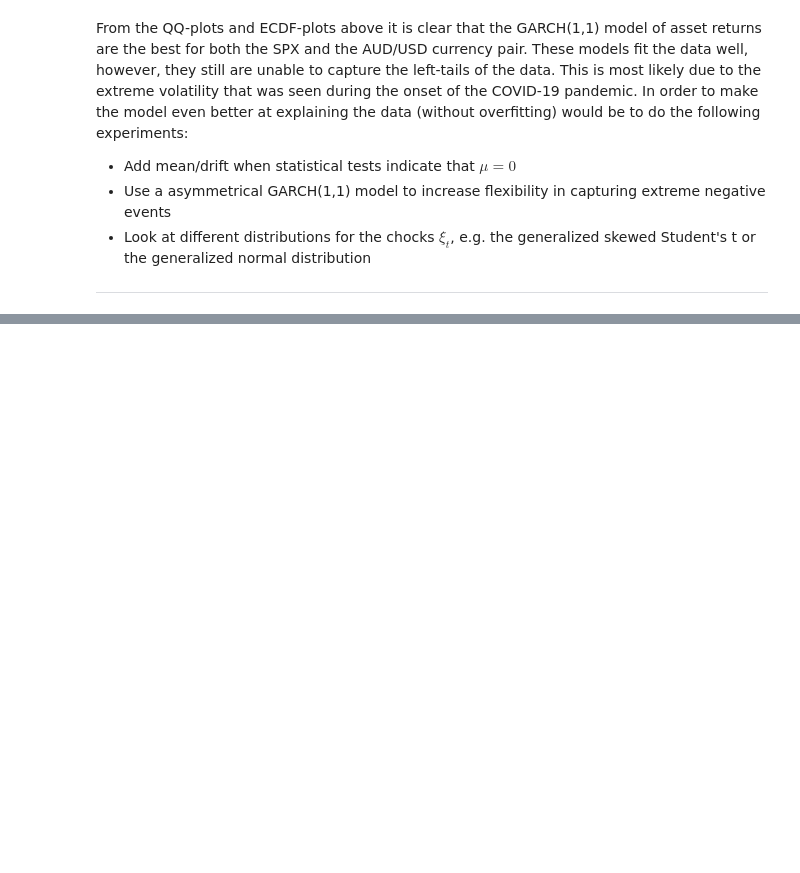
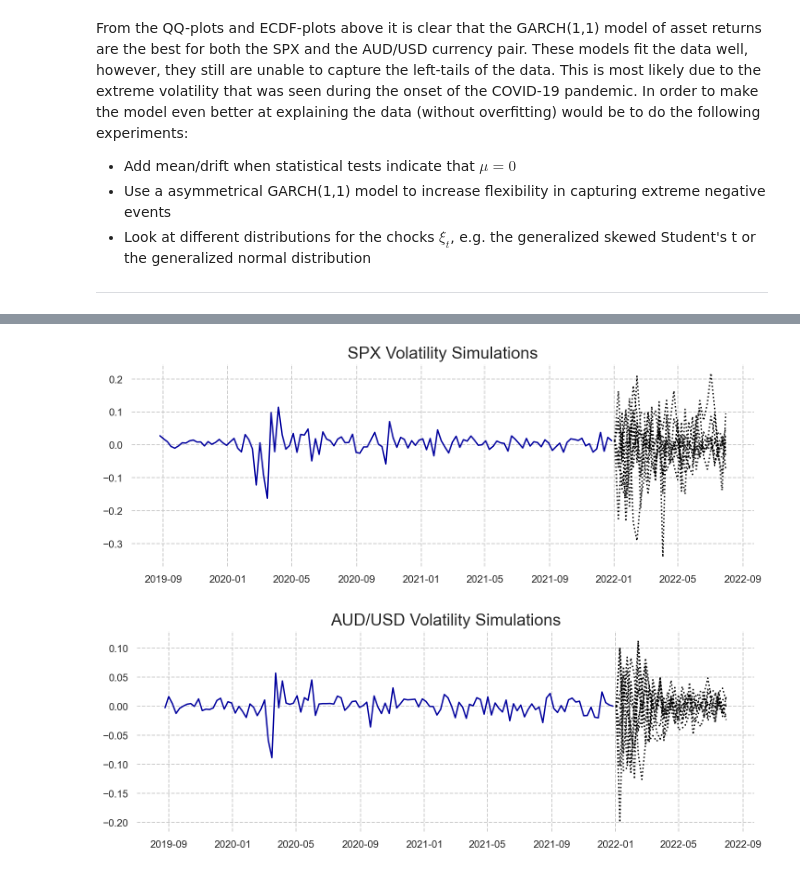
Before and after one commit to Sinbad-The-Sailor/Financial-Mathematics-Notebooks, a Jupyter notebook: volatility_modelling.ipynb, the cells around one changed output, grey strips where cells are left out. Saved outputs shown, nothing was run; the diff lists cells and outputs as text; code cells hidden in the pictures; blank space fills up the shorter version.

```diff
--- a/volatility_modelling.ipynb
+++ b/volatility_modelling.ipynb
@@ -732,0 +763,19 @@ plt.show()
+# %%
+fig, ax = plt.subplots()
+
+ax.plot(spx_weekly_returns[400:].index, spx_weekly_returns[400:]) # Starting at the 400th week.
+plot_scenarios(spx_scenarios, 1, ax)
+fig.set_size_inches(12, 4)
+plt.title('SPX Volatility Simulations', fontsize=18)
+plt.show()
+
+fig, ax = plt.subplots()
+
+plt.plot(aud_weekly_returns[400:].index, aud_weekly_returns[400:]) # Starting at the 400th week.
+plot_scenarios(aud_scenarios, 1, ax)
+fig.set_size_inches(12, 4)
+plt.title('AUD/USD Volatility Simulations', fontsize=18)
+plt.show()
+# %% [output]
+[figure, added]
+[figure, added]
```
Also changed, not shown: parts of 8 cells of this notebook.
